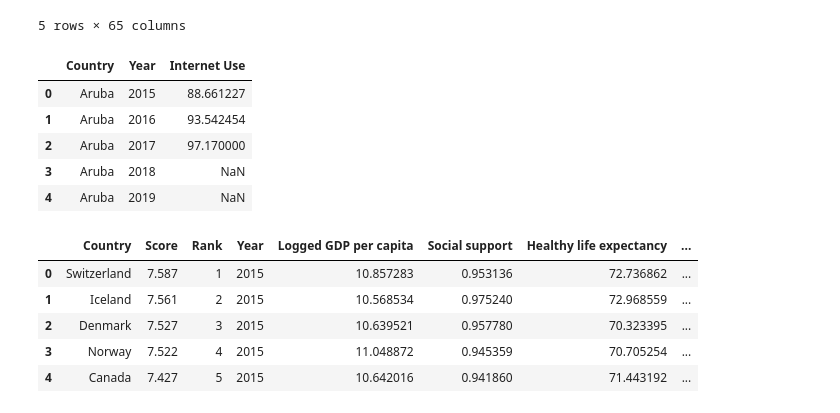
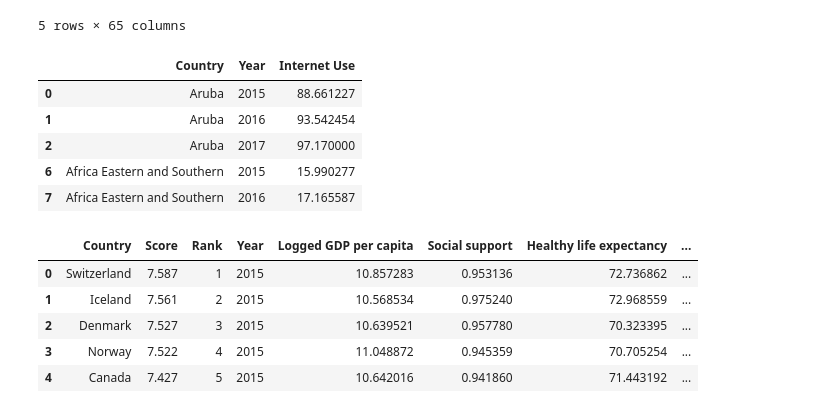
Before and after one commit to kawandag/PopulationvsHappinessData, a Jupyter notebook: InternetUseAnalysis.ipynb, the cells around one changed output. Drawn from its saved outputs; the diff is of its cells as text; code cells hidden in the pictures.

```diff
--- a/InternetUseAnalysis.ipynb
+++ b/InternetUseAnalysis.ipynb
@@ -11,6 +23,9 @@ import warnings
 warnings.filterwarnings('ignore')
 
 # Data files
-internetdatafile = "internet_usage_data.xlsx"
-happinessdatafile = "WHR2015-21.xlsx"
+internetdatafile = "Input_Data/internet_usage_data.xlsx"
+happinessdatafile = "Input_Data/WHR2015-21.xlsx"
+internetoutputfile = "Output_Data/cleaned_internet_usage_data.csv"
+happinessoutputfile = "Output_Data/happiness_data_inclulding_intenet.csv"
+plot1 = "Output_Data/internet_vs_happiness_plot.png"
 # %%
@@ -39,20 +54,27 @@ internetdata.head()
 # %%
 # Create new empty dataframe for internet usage data
 modifieddata = pd.DataFrame(columns = ["Country", "Year", "Internet Use"])
 
 # Append a new row to the new dataframe for every row/year combination in originaal dataframe
 for index, row in internetdata.iterrows():
     for year in range(2015, 2021):
         if str(year) in internetdata.columns:
             newrow = [row["Country Name"], year, row[str(year)]]
             modifieddata.loc[len(modifieddata)] = newrow
 
+# Drop Nan rows
+modifieddata.dropna(inplace=True)
+
+# Save new dataframe to csv file
+modifieddata.to_csv(internetoutputfile, index=False)
+
+# Display
 modifieddata.head()
 # %% [output]
 |  | Country | Year | Internet Use |
 | 0 | Aruba | 2015 | 88.661227 |
 | 1 | Aruba | 2016 | 93.542454 |
 | 2 | Aruba | 2017 | 97.170000 |
-| 3 | Aruba | 2018 | NaN |
-| 4 | Aruba | 2019 | NaN |
+| 6 | Africa Eastern and Southern | 2015 | 15.990277 |
+| 7 | Africa Eastern and Southern | 2016 | 17.165587 |
 # %%
```
Also changed, not shown: parts of 7 cells of this notebook, 5 other files.
